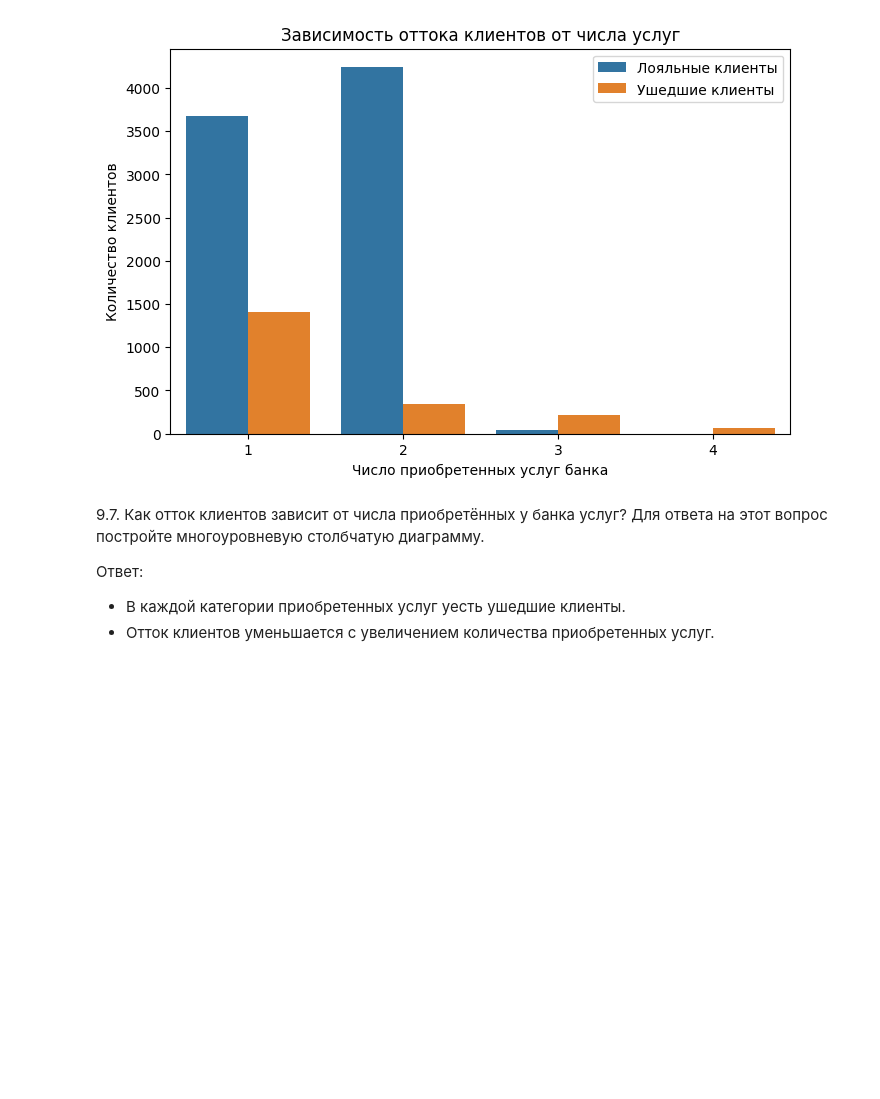
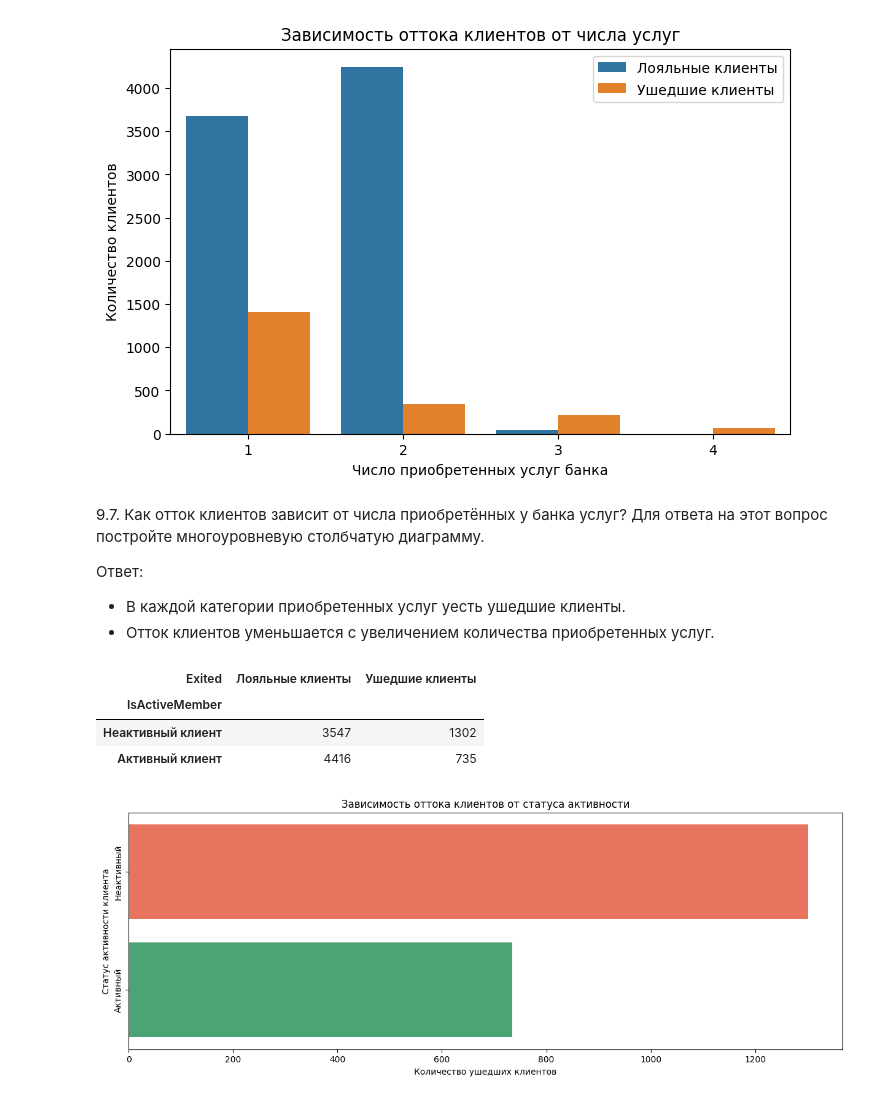
Before and after one commit to ach1zh/skillfactory_python, a Jupyter notebook: M20/M20-L10.ipynb, the cells around one changed output. Cells and saved outputs as stored; diff of their text form; code cells hidden in the pictures; blank space fills up the shorter version.

```diff
--- a/M20/M20-L10.ipynb
+++ b/M20/M20-L10.ipynb
@@ -453,3 +455,55 @@ countplot.legend(handles, ['Лояльные клиенты', 'Ушедшие к
 Ответ:
 - В каждой категории приобретенных услуг уесть ушедшие клиенты.
 - Отток клиентов уменьшается с увеличением количества приобретенных услуг.
+# %%
+#9.8
+
+#IsActiveMember — есть ли у клиента статус активного клиента банка (1 — да, 0 — нет)
+
+#Данные в цифрах
+#display(churn_data['NumOfProducts'].describe())
+#display(churn_data['NumOfProducts'])
+#display(churn_data)
+
+# Подготавливаем сводную таблицу
+pivot_table = churn_data.pivot_table(
+    values='CustomerId',    #имя столбца, по которому необходимо получить сводные данные, применяя агрегирующую функцию
+    index='IsActiveMember',  #имя столбца, значения которого станут строками сводной таблицы
+    columns='Exited',       #имя столбца, значения которого станут столбцами сводной таблицы
+    fill_value=0,
+    aggfunc='count'
+)
+#Делаем сразу осмысленные имена строк и столбцов
+pivot_table.rename(columns={0: 'Лояльные клиенты', 1: 'Ушедшие клиенты'}, inplace=True)
+pivot_table.rename(index={0: 'Неактивный клиент', 1: 'Активный клиент'}, inplace=True)
+
+#Выводим данные
+display(pivot_table)
+
+# Фильтр данных
+filter_lost = churn_data['Exited'] == 1   # Ушедшие пользователи
+
+# Строим многоуровневую столбчатую диаграмму countplot
+fig = plt.figure(figsize=(15, 5));
+countplot = sns.countplot(
+    data=churn_data[filter_lost],
+    y='IsActiveMember',
+    hue='IsActiveMember',
+    legend=False,
+    #palette="Paired"
+    #palette="viridis"
+    palette=['tomato','MediumSeaGreen']
+);
+
+#Настройка графика
+countplot.set_title('Зависимость оттока клиентов от статуса активности');
+countplot.set_ylabel('Статус активности клиента');
+countplot.set_xlabel('Количество ушедших клиентов');
+countplot.set_yticks([0, 1])
+countplot.set_yticklabels(['Неактивный','Активный'],rotation=90,va='center');
+# %% [output]
+| Exited | Лояльные клиенты | Ушедшие клиенты |
+| IsActiveMember |  |  |
+| Неактивный клиент | 3547 | 1302 |
+| Активный клиент | 4416 | 735 |
+[figure, added]
```
Also changed, not shown: parts of 11 cells of this notebook.
